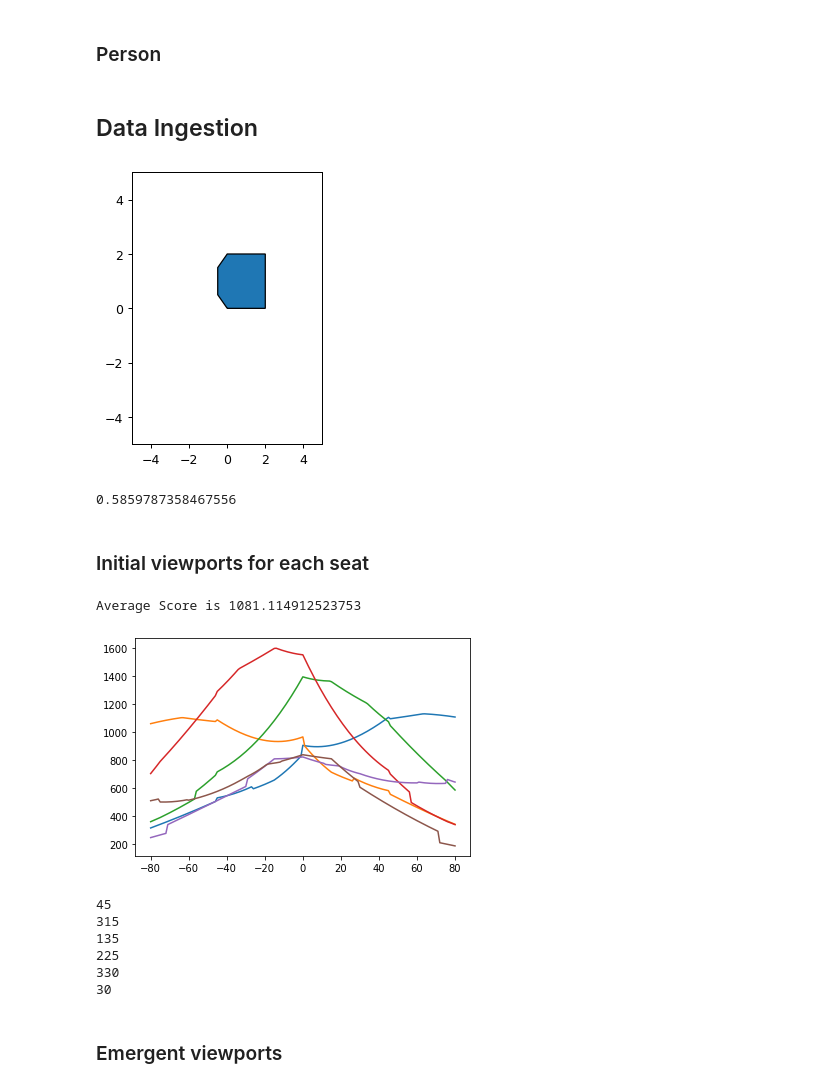
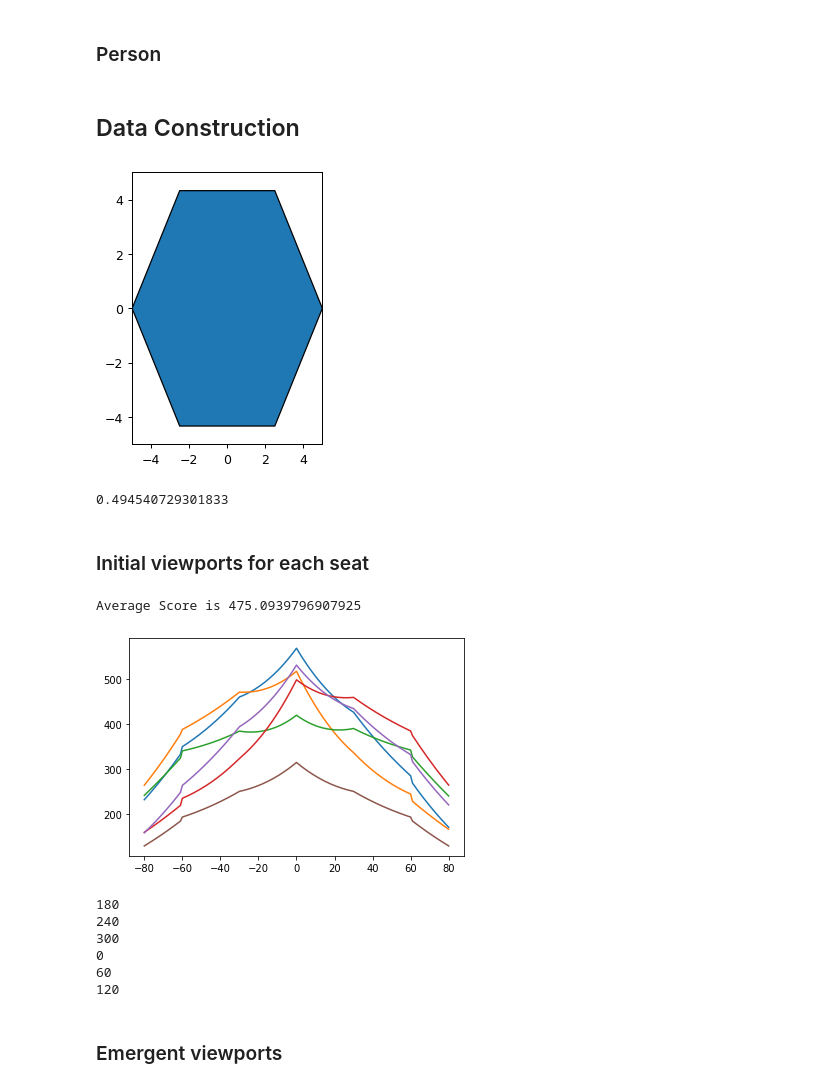
Before and after one commit to Suhas7/mas-tables, a Jupyter notebook: Round1.ipynb, the cells around one changed output. Drawn from its saved outputs; the diff is of its cells as text; code cells hidden in the pictures.

Commit message:
circle testcase, simulated outcast

```diff
--- a/Round1.ipynb
+++ b/Round1.ipynb
@@ -89,46 +94,52 @@ class Person:
         self.seat = None
         self.relationships=dict()
     def generateRelationships(self,seats):
-        for k,i in seats.items():
-            if i.ID!=self.ID:
-                self.relationships[i.ID] = rd.gauss(1,.2)
-                i.assignee.relationships[self.ID] = self.relationships[i.ID]+rd.gauss(0,.05)
+        if self.ID==5: #outcast
+            for k,i in seats.items():
+                if i.ID!=self.ID:
+                    self.relationships[i.ID] = .6
+                    i.assignee.relationships[self.ID] = .4
+        else:
+            for k,i in seats.items():
+                if i.ID!=self.ID:
+                    self.relationships[i.ID] = rd.gauss(1,.2)
+                    i.assignee.relationships[self.ID] = self.relationships[i.ID]+rd.gauss(0,.07)
     def assignSeat(self,seat):
         self.seat = seat
         seat.assignee=self
 # %% [markdown]
-## Data Ingestion
+## Data Construction
 # %%
 #Pull in data for a particular table
 datasets = json.loads(open("table_data.json",'r').read())
-table = 'dining-circle'
+table = 'circle-6'
 N = len(datasets[table].keys())
 seats = {int(k):Seat(int(k),v[0],v[1],v[2]) for k,v in datasets[table].items()}
+people = {int(k):Person(k) for k in seats.keys()}
 for ID, st in seats.items():
-    Person(ID).assignSeat(st)
+    people[ID].assignSeat(st)
 for ID, st in seats.items():
     st.assignee.generateRelationships(seats)
-
 
 #Plot Table
 fig = plt.figure(5, dpi=90)
 ax = fig.add_subplot(121)
 coords = list((seat.x,seat.y) for l,seat in seats.items())
 polygon = Polygon(coords)
 if polygon.is_valid==False: polygon=polygon.convex_hull #todo concavity is tough
 patch = PolygonPatch(polygon)
 ax.add_patch(patch)
 plt.xlim(-5,5)
 plt.ylim(-5,5)
 fig.show()
 # %% [output]
-[figure, old version]
+[figure, new version]
 # %%
 a=0
 b=2
 seats[a].__compute_view_value__((seats[a].theta+0)%360,seats[b])
 # %% [output]
-0.5859787358467556
+0.494540729301833
 # %% [markdown]
 ### Initial viewports for each seat
 # %%
@@ -139,18 +150,18 @@ for i in range(N):
     ave+=y[80]/N
 print("Average Score is {}".format(ave))
 # %% [output]
-Average Score is 1081.114912523753
+Average Score is 475.0939796907925
-[figure, old version]
+[figure, new version]
 # %%
 for i in range(N):
     print(seats[i].currTheta)
 # %% [output]
-45
-315
-135
-225
-330
-30
+180
+240
+300
+0
+60
+120
 # %% [markdown]
 ### Emergent viewports
 # %%
```
Also changed, not shown: parts of 5 cells of this notebook, 1 other file.
